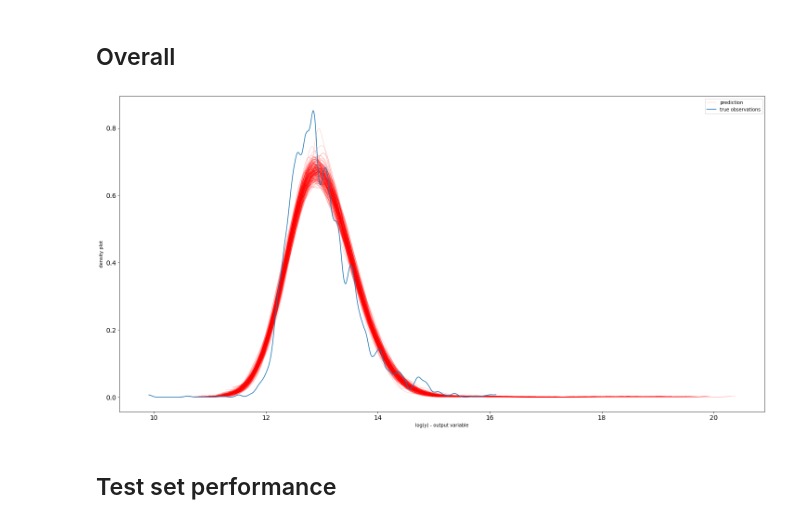
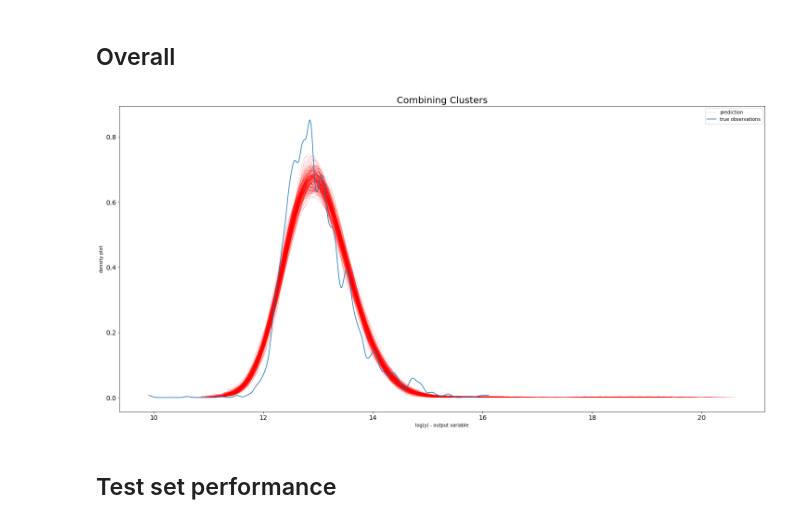
Before and after one commit to zhares999/ET5003_SEM1_2021-2, a Jupyter notebook: Week-3/ET5003_Etivity2_XiaomingZhang_20158327.ipynb, the cells around one changed output. Saved outputs shown, nothing was run; the diff lists cells and outputs as text; code cells hidden in the pictures.

Commit message:
Replaced explicity plot with use of plot function

```diff
--- a/Week-3/ET5003_Etivity2_XiaomingZhang_20158327.ipynb
+++ b/Week-3/ET5003_Etivity2_XiaomingZhang_20158327.ipynb
@@ -976,31 +976,22 @@ plot_model_pred_vs_observations(Ypred4, ylog4, "Cluster 4 Model")
 # %%
 # posteriors
 Ypred0 = ppc(posterior0['alpha'],posterior0['beta'],posterior0['sigma_n'],Xn0,  nsamples=200)
 Ypred1 = ppc(posterior1['alpha'],posterior1['beta'],posterior1['sigma_n'],Xn1,  nsamples=200)
 Ypred2 = ppc(posterior2['alpha'],posterior2['beta'],posterior2['sigma_n'],Xn2,  nsamples=200)
 Ypred3 = ppc(posterior3['alpha'],posterior3['beta'],posterior3['sigma_n'],Xn3,  nsamples=200)
 Ypred4 = ppc(posterior4['alpha'],posterior4['beta'],posterior4['sigma_n'],Xn4,  nsamples=200)
 
 # simulation
 Ypred = np.hstack([ yscaler0.inverse_transform(Ypred0),
                  yscaler1.inverse_transform(Ypred1),
                  yscaler2.inverse_transform(Ypred2),
                  yscaler3.inverse_transform(Ypred3),
                  yscaler4.inverse_transform(Ypred4)])
+ylog=np.vstack([ylog0, ylog1, ylog2, ylog3, ylog4])
 
-# prediction
-for i in range(Ypred.shape[0]):
-    az.plot_dist( Ypred[i,:],color='r',plot_kwargs={"linewidth": 0.2})
-
-# plot
-az.plot_dist(Ypred[i,:],color='r',plot_kwargs={"linewidth": 0.2}, label="prediction")
-ylog=np.vstack([ylog0, ylog1, ylog2, ylog3, ylog4])
-az.plot_dist(ylog,label='true observations');
-plt.legend()
-plt.xlabel("log(y) - output variable")
-plt.ylabel("density plot");
+plot_model_pred_vs_observations(Ypred, ylog, "Combining Clusters")
 # %% [output]
-[figure, old version]
+[figure, new version]
 # %% [markdown]
 ## Test set performance
 # %%
```
Also changed, not shown: parts of 17 cells of this notebook.
